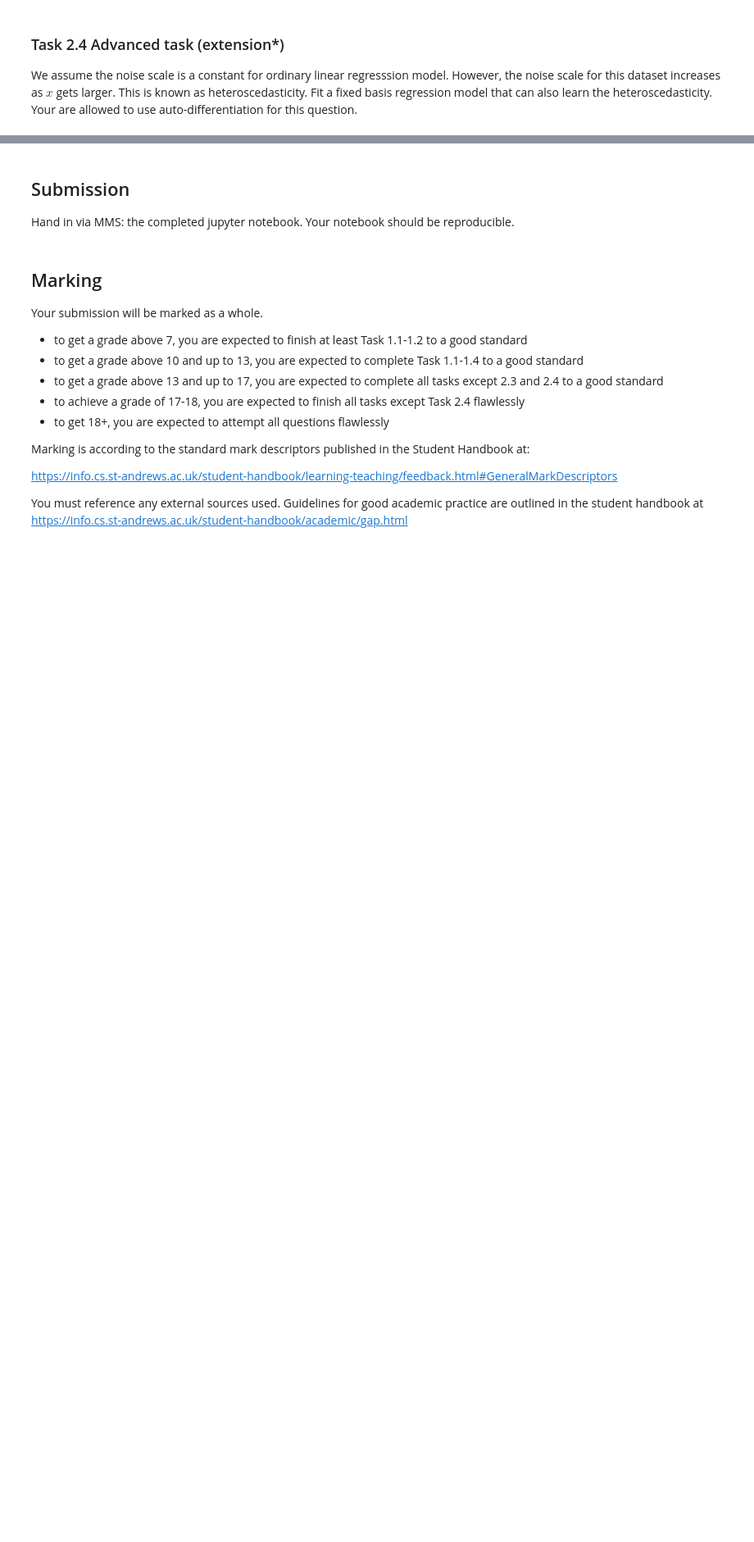
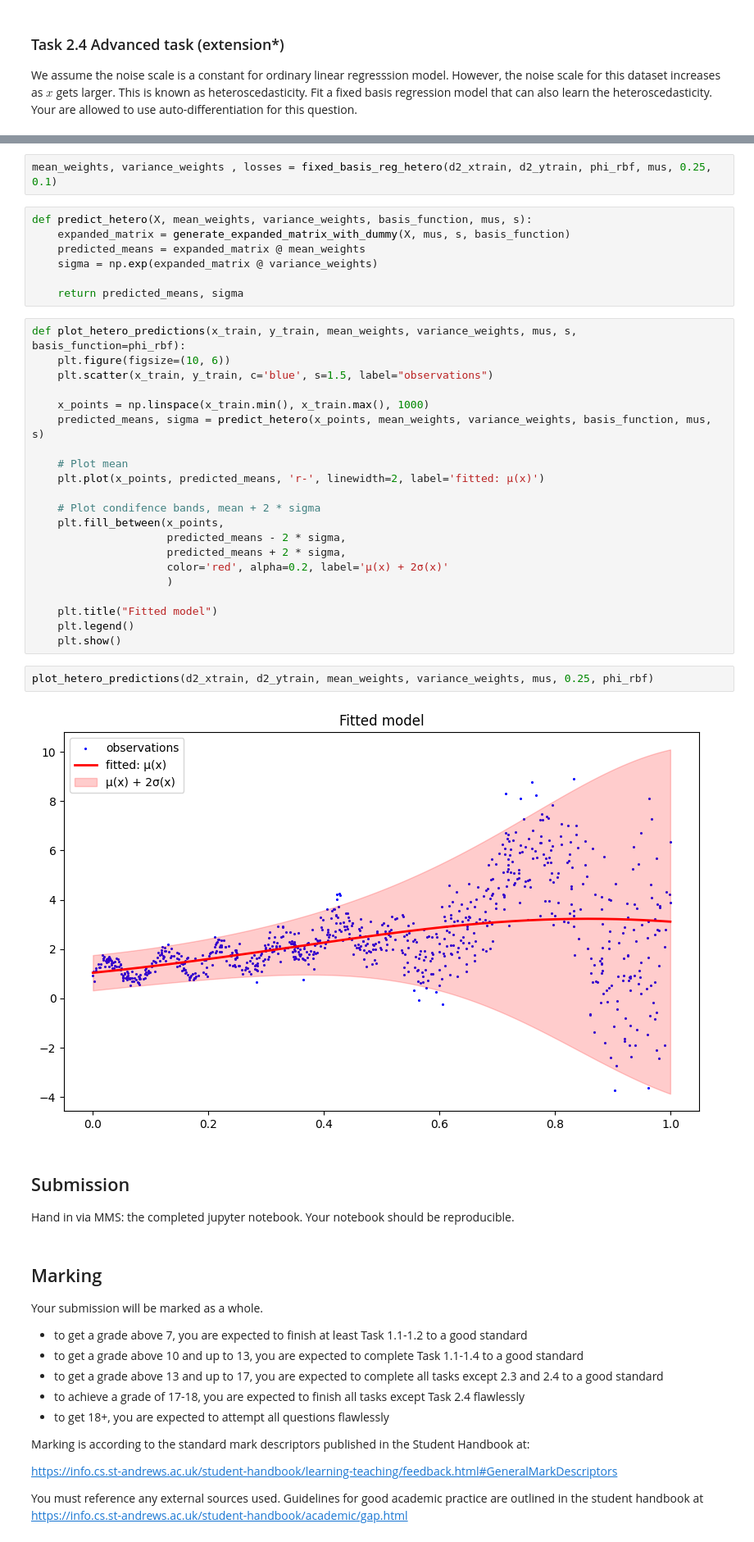
Before and after one commit to sachin-sadhu/ml_p1, a Jupyter notebook: P1.ipynb, the cells around one changed output, grey strips where cells are left out. Shown at 82% size. Saved outputs shown, nothing was run; the diff lists cells and outputs as text; blank space fills up the shorter version.

```diff
--- a/P1.ipynb
+++ b/P1.ipynb
@@ -547,3 +594,37 @@ We assume the noise scale is a constant for ordinary linear regresssion model. H
+# %%
+mean_weights, variance_weights , losses = fixed_basis_reg_hetero(d2_xtrain, d2_ytrain, phi_rbf, mus, 0.25, 0.1)
+# %%
+def predict_hetero(X, mean_weights, variance_weights, basis_function, mus, s):
+    expanded_matrix = generate_expanded_matrix_with_dummy(X, mus, s, basis_function)
+    predicted_means = expanded_matrix @ mean_weights
+    sigma = np.exp(expanded_matrix @ variance_weights)
+
+    return predicted_means, sigma
+# %%
+def plot_hetero_predictions(x_train, y_train, mean_weights, variance_weights, mus, s, basis_function=phi_rbf):
+    plt.figure(figsize=(10, 6))
+    plt.scatter(x_train, y_train, c='blue', s=1.5, label="observations")
+
+    x_points = np.linspace(x_train.min(), x_train.max(), 1000)
+    predicted_means, sigma = predict_hetero(x_points, mean_weights, variance_weights, basis_function, mus, s)
+
+    # Plot mean
+    plt.plot(x_points, predicted_means, 'r-', linewidth=2, label='fitted: μ(x)')
+
+    # Plot condifence bands, mean + 2 * sigma
+    plt.fill_between(x_points,
+                     predicted_means - 2 * sigma,
+                     predicted_means + 2 * sigma,
+                     color='red', alpha=0.2, label='μ(x) + 2σ(x)'
+                     )
+
+    plt.title("Fitted model")
+    plt.legend()
+    plt.show()
+# %%
+plot_hetero_predictions(d2_xtrain, d2_ytrain, mean_weights, variance_weights, mus, 0.25, phi_rbf)
+# %% [output]
+[figure, added]
 # %% [markdown]
 ## Submission
 Hand in via MMS: the completed jupyter notebook. Your notebook should be reproducible.
```
Also changed, not shown: parts of 14 cells of this notebook.
